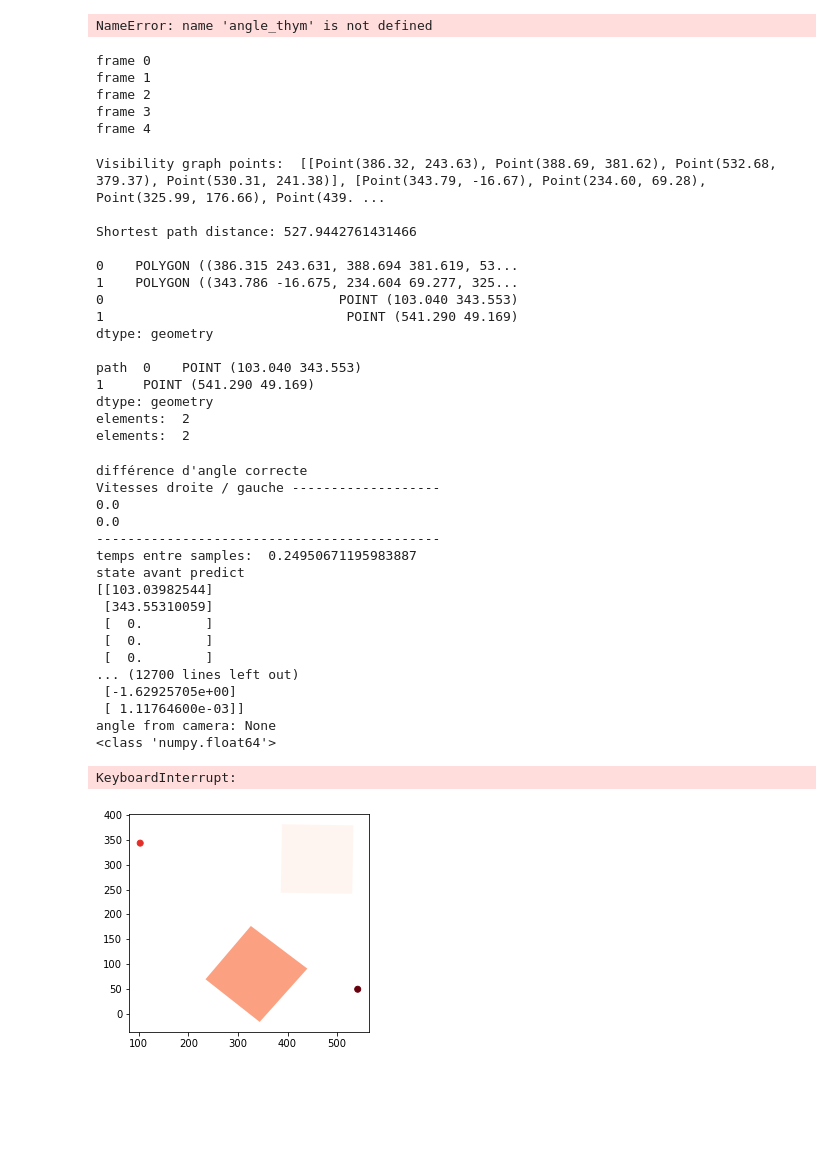
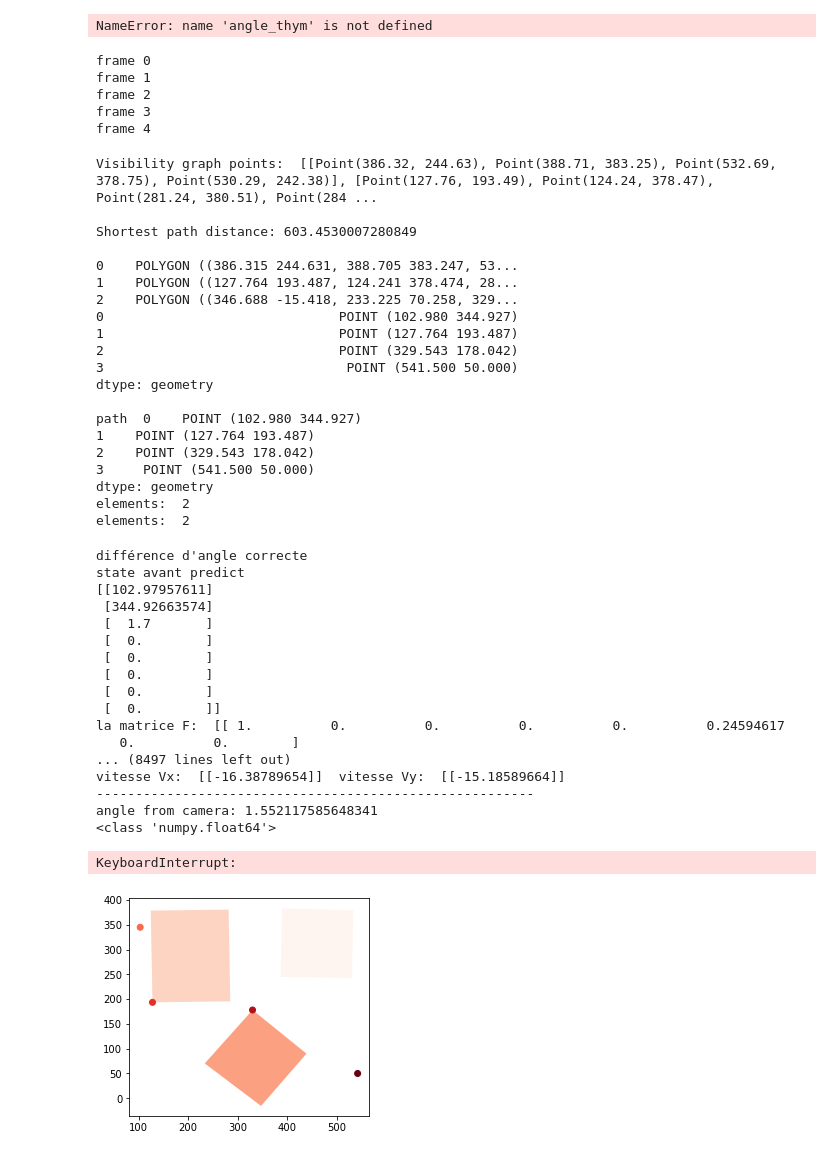
Before and after one commit to theoh-io/EPFL_MobileRobotics_2021, a Jupyter notebook: main Yucef.ipynb, the cells around one changed output. Saved outputs shown, nothing was run; the diff lists cells and outputs as text; code cells hidden in the pictures; blank space fills up the shorter version.

Commit message:
printfs et comprehension en regardant la matrice F

```diff
--- a/main Yucef.ipynb
+++ b/main Yucef.ipynb
@@ -232,8 +232,8 @@ while (cap.isOpened()):
 
         init_pos = [init[0][0], init[0][1]]
 
-        KF.init_state_vector(init_pos[0],init_pos[1],0,0,0,0,0,0)   #xxx a rendre plus joli
-        angle_kalman = 0
+        KF.init_state_vector(init_pos[0],init_pos[1],1.7,0,0,0,0,0)   #xxx a rendre plus joli
+        angle_kalman = 1.7
         state=2
     #if state==1:
      #   time.sleep(6)
@@ -309,53 +309,58 @@ while (cap.isOpened()):
    # printThymio(pos_thym, coordThym)
  #   print(kalman_pos)
  #   print(coordKalm)
     printThymioKalm(kalman_pos,coordKalm)
     cv2.imshow("results", final)
     if cv2.waitKey(1) & 0xFF ==ord('q'):
         break
 
 cap.release()
 #cv2.destroyAllWindows()
 # %% [output]
 frame 0
 frame 1
 frame 2
 frame 3
 frame 4
-Visibility graph points:  [[Point(386.32, 243.63), Point(388.69, 381.62), Point(532.68, 379.37), Point(530.31, 241.38)], [Point(343.79, -16.67), Point(234.60, 69.28), Point(325.99, 176.66), Point(439. ...
+Visibility graph points:  [[Point(386.32, 244.63), Point(388.71, 383.25), Point(532.69, 378.75), Point(530.29, 242.38)], [Point(127.76, 193.49), Point(124.24, 378.47), Point(281.24, 380.51), Point(284 ...
 
-Shortest path distance: 527.9442761431466
+Shortest path distance: 603.4530007280849
 
-0    POLYGON ((386.315 243.631, 388.694 381.619, 53...
-1    POLYGON ((343.786 -16.675, 234.604 69.277, 325...
-0                              POINT (103.040 343.553)
-1                               POINT (541.290 49.169)
+0    POLYGON ((386.315 244.631, 388.705 383.247, 53...
+1    POLYGON ((127.764 193.487, 124.241 378.474, 28...
+2    POLYGON ((346.688 -15.418, 233.225 70.258, 329...
+0                              POINT (102.980 344.927)
+1                              POINT (127.764 193.487)
+2                              POINT (329.543 178.042)
+3                               POINT (541.500 50.000)
 dtype: geometry
 
-path  0    POINT (103.040 343.553)
-1     POINT (541.290 49.169)
+path  0    POINT (102.980 344.927)
+1    POINT (127.764 193.487)
+2    POINT (329.543 178.042)
+3     POINT (541.500 50.000)
 dtype: geometry
 elements:  2
 elements:  2
 différence d'angle correcte
-Vitesses droite / gauche -------------------
-0.0
-0.0
---------------------------------------------
-temps entre samples:  0.24950671195983887
 state avant predict
-[[103.03982544]
- [343.55310059]
+[[102.97957611]
+ [344.92663574]
+ [  1.7       ]
  [  0.        ]
  [  0.        ]
  [  0.        ]
-... (12700 lines left out)
- [-1.62925705e+00]
- [ 1.11764600e-03]]
-angle from camera: None
+ [  0.        ]
+ [  0.        ]]
+la matrice F:  [[ 1.          0.          0.          0.          0.          0.24594617
+   0.          0.        ]
+... (8497 lines left out)
+vitesse Vx:  [[-16.38789654]]  vitesse Vy:  [[-15.18589664]]
+--------------------------------------------------------
+angle from camera: 1.552117585648341
 <class 'numpy.float64'>
 KeyboardInterrupt:
-[figure, old version]
+[figure, new version]
 # %%
 cap=cv2.VideoCapture(1,cv2.CAP_DSHOW)
 for i in range (5):
```
Also changed, not shown: parts of 1 cell of this notebook, 1 other file.
